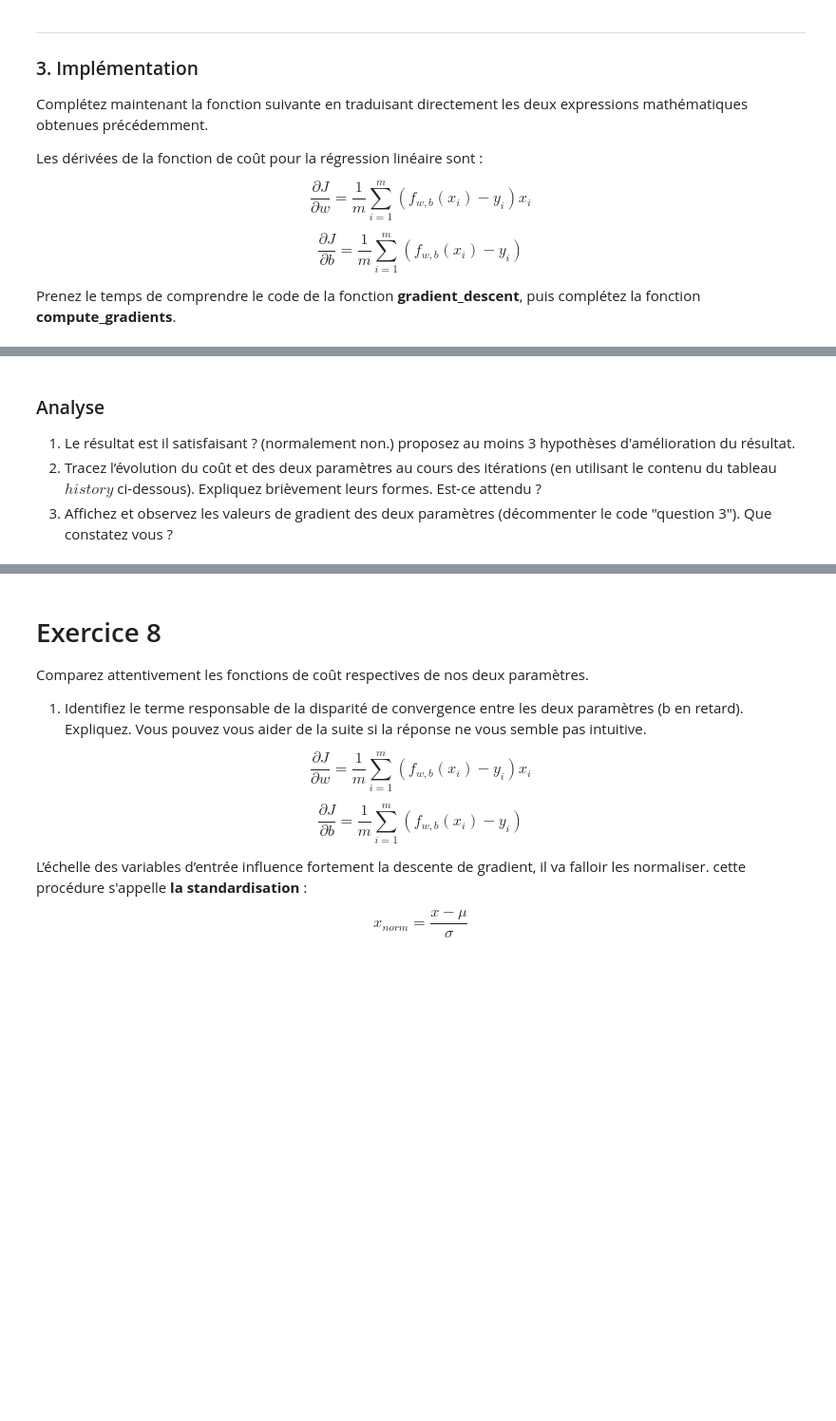
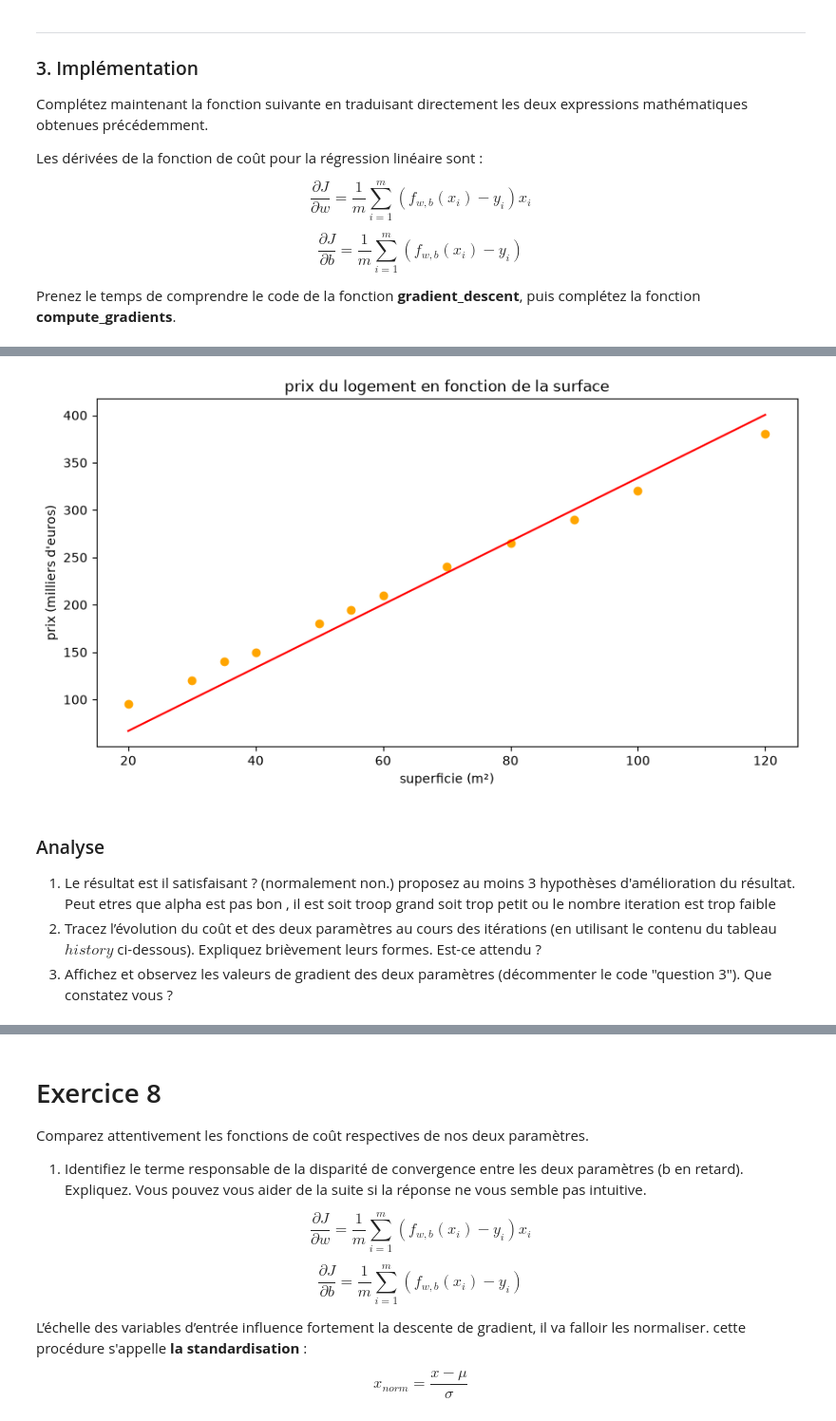
Before and after one commit to YalineWang/Projet-IA-S5, a Jupyter notebook: TD1-intro_machine_learning.ipynb, the cells around one changed output, grey strips where cells are left out. Shown at 95% size. Cells and saved outputs as stored; diff of their text form; code cells hidden in the pictures; blank space fills up the shorter version.

```diff
--- a/TD1-intro_machine_learning.ipynb
+++ b/TD1-intro_machine_learning.ipynb
@@ -329,12 +367,12 @@ def compute_gradients(X, y, w, b):
     m = np.size(X)
     # À faire
     # Prédictions du modèle
-    predicted_y = ...
+    predicted_y = predict_linear(X, w, b)
     # Distances entre prédictions et valeurs réelles
-    dist = ...
+    dist =predict_linear(X, w, b)-y
     # gradients
-    dw = ...
-    db = ...
+    dw =(1/ len(X))*sum((dist) *X)
+    db = (1/ len(X))*sum(dist)
 
     return dw, db
 
@@ -368,3 +406,4 @@ plt.title("prix du logement en fonction de la surface")
 plt.ylabel("prix (milliers d'euros)")
 plt.xlabel('superficie (m²)')
 plt.show()
+# %% [output]
@@ -371,8 +412,10 @@ plt.show()
+[figure, added]
 # %% [markdown]
 ### Analyse
 1. Le résultat est il satisfaisant ? (normalement non.) proposez au moins 3 hypothèses d'amélioration du résultat.
-2. Tracez l’évolution du coût et des deux paramètres au cours des itérations (en utilisant le contenu du tableau $history$ ci-dessous). Expliquez brièvement leurs formes. Est-ce attendu ?
-3. Affichez et observez les valeurs de gradient des deux paramètres (décommenter le code "question 3"). Que constatez vous ?
+    Peut etres que alpha est pas bon  , il est soit troop grand soit trop petit ou le nombre iteration est trop faible
+3. Tracez l’évolution du coût et des deux paramètres au cours des itérations (en utilisant le contenu du tableau $history$ ci-dessous). Expliquez brièvement leurs formes. Est-ce attendu ?
+4. Affichez et observez les valeurs de gradient des deux paramètres (décommenter le code "question 3"). Que constatez vous ?
 # %%
 
 
```
Also changed, not shown: parts of 11 cells of this notebook.
